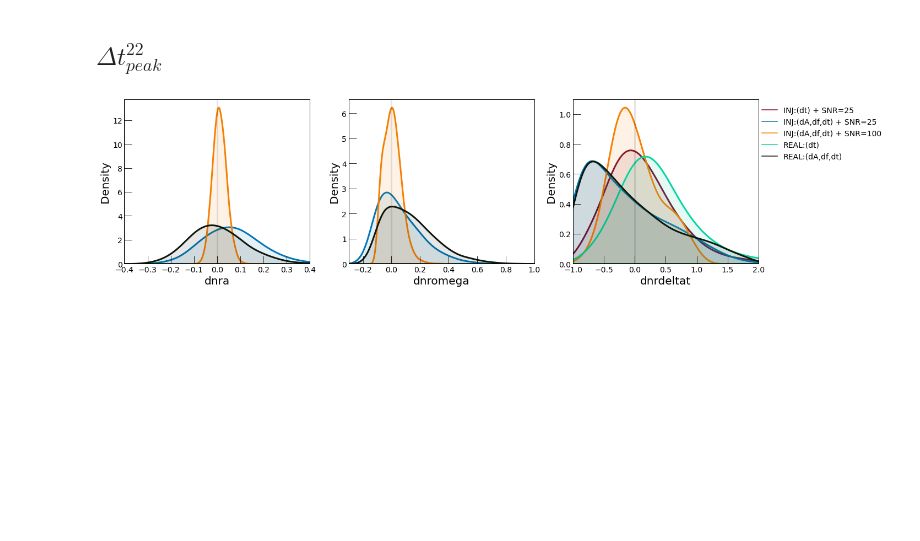
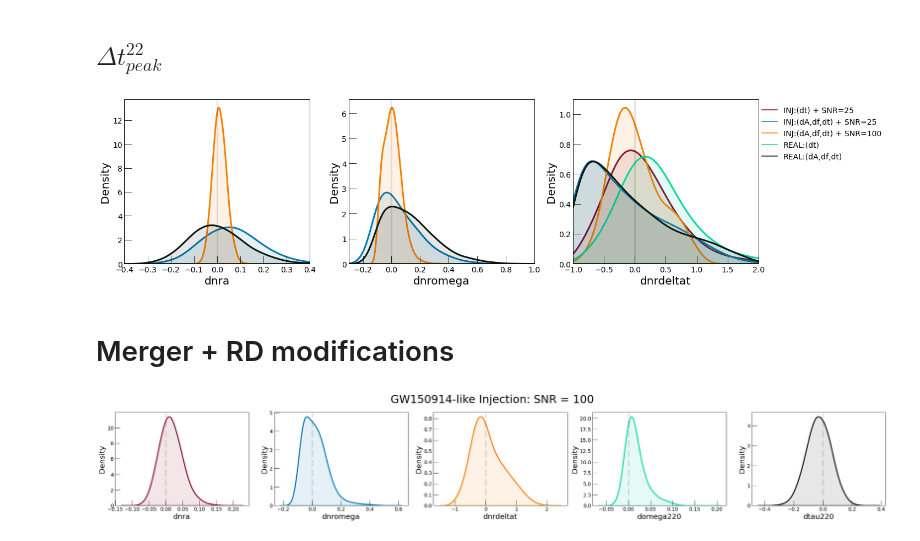
Before and after one commit to abhirup-ghosh/spinqnm, a Jupyter notebook: notebooks/eob_merger_modifications_PE.ipynb, the cells around one changed output. Saved outputs shown, nothing was run; the diff lists cells and outputs as text; code cells hidden in the pictures; blank space fills up the shorter version.

Commit message:
updated M+RD plot

```diff
--- a/notebooks/eob_merger_modifications_PE.ipynb
+++ b/notebooks/eob_merger_modifications_PE.ipynb
@@ -240,3 +240,26 @@ plt.tight_layout()
 plt.savefig('./eob_merger_modifications_GW150914_like_dnrdeltat.png')
 # %% [output]
 [figure]
+# %% [markdown]
+# Merger + RD modifications
+# %%
+dataloc = "/home/abhirup.ghosh/Documents/Work/spinqnm/runs/eob_merger_tgr/injections/GW150914/zeronoise_RD_ftau_merger_aft_highSNR/cbcBayes/posterior_samples.dat"
+data = np.genfromtxt(dataloc, names=True, dtype=None)
+
+color_list = ["0d160b","06d6a0","f77f00","0077b6","800f2f"]
+color_list = [f"#{color}" for color in color_list[::-1]]
+
+fig, axs = plt.subplots(nrows=1, ncols=5, figsize=(30,5))
+
+param_list = ["dnra", "dnromega", "dnrdeltat", "domega220", "dtau220"]
+
+for idx, (c, p) in enumerate(zip(color_list, param_list)):
+    sns.kdeplot(data[p], ax=axs[idx], fill=True, alpha=0.1, linewidths=3, color=c, bw_adjust=2)
+    axs[idx].set_xlabel(p)
+    axs[idx].axvline(x=0, color='k', alpha=0.1, ls='dashed', lw=5)
+
+fig.suptitle('GW150914-like Injection: SNR = 100', fontsize=30)
+plt.tight_layout()
+plt.savefig('./eob_merger_modifications_GW150914_like_M+RD.png')
+# %% [output]
+[figure, added]
```
